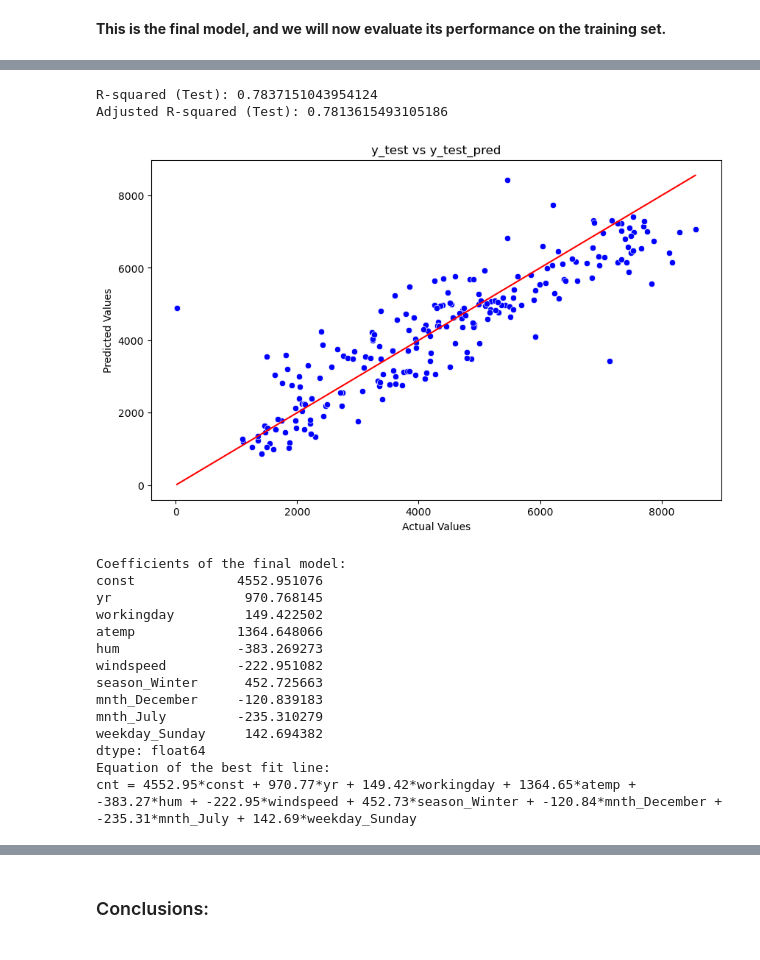
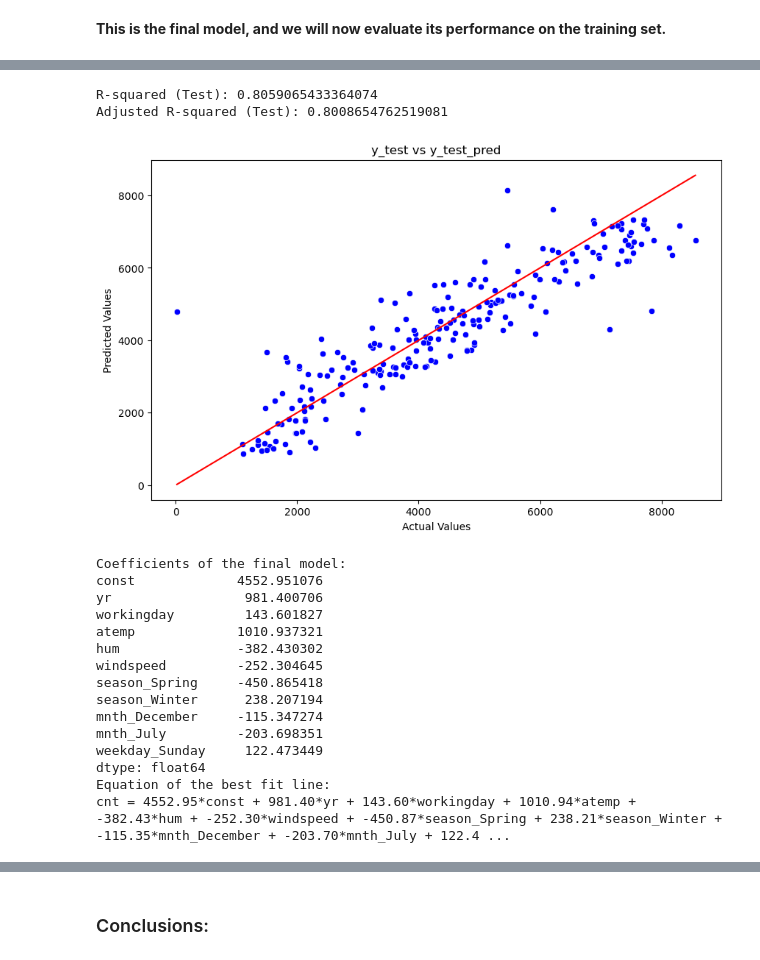
Before and after one commit to CharuGarg-2024/BikeSharingAssignment, a Jupyter notebook: Bike_Sharing_Assignment_CharuGarg.ipynb, the cells around one changed output, grey strips where cells are left out. Drawn from its saved outputs; the diff is of its cells as text; code cells hidden in the pictures.

```diff
--- a/Bike_Sharing_Assignment_CharuGarg.ipynb
+++ b/Bike_Sharing_Assignment_CharuGarg.ipynb
@@ -860,50 +839,51 @@ plt.show()
 # %%
 # Predict using the final model on the test set
-X_test_sm7 = X_test_sm[X_train_sm7.columns]
-y_test_pred = ols_model7.predict(X_test_sm7)
+X_test_sm6 = X_test_sm[X_train_sm6.columns]
+y_test_pred = ols_model6.predict(X_test_sm6)
 
 # Calculate R-squared and Adjusted R-squared for the test set
 r2_test = r2_score(y_test, y_test_pred)
-adj_r2_test = adjusted_r2_score(ols_model7, X_test_sm7, y_test)
+adj_r2_test = adjusted_r2_score(ols_model6, X_test_sm6, y_test)
 print(f"R-squared (Test): {r2_test}")
 print(f"Adjusted R-squared (Test): {adj_r2_test}")
 
 # Plot y_test vs y_test_pred
 plt.figure(figsize=(10, 6))
 sns.scatterplot(x=y_test, y=y_test_pred, color='blue')
 sns.lineplot(x=y_test, y=y_test, color='red')
 plt.xlabel('Actual Values')
 plt.ylabel('Predicted Values')
 plt.title('y_test vs y_test_pred')
 plt.show()
 # %% [output]
-R-squared (Test): 0.7837151043954124
-Adjusted R-squared (Test): 0.7813615493105186
+R-squared (Test): 0.8059065433364074
+Adjusted R-squared (Test): 0.8008654762519081
-[figure, old version]
+[figure, new version]
 # %%
 # Coefficients of the final model
 print("Coefficients of the final model:")
-print(ols_model7.params)
+print(ols_model6.params)
 
 # Equation of the best fit line
-equation = "cnt = " + " + ".join([f"{coef:.2f}*{name}" for name, coef in ols_model7.params.items()])
+equation = "cnt = " + " + ".join([f"{coef:.2f}*{name}" for name, coef in ols_model6.params.items()])
 print("Equation of the best fit line:")
 print(equation)
 # %% [output]
 Coefficients of the final model:
 const             4552.951076
-yr                 970.768145
-workingday         149.422502
-atemp             1364.648066
-hum               -383.269273
-windspeed         -222.951082
-season_Winter      452.725663
-mnth_December     -120.839183
-mnth_July         -235.310279
-weekday_Sunday     142.694382
+yr                 981.400706
+workingday         143.601827
+atemp             1010.937321
+hum               -382.430302
+windspeed         -252.304645
+season_Spring     -450.865418
+season_Winter      238.207194
+mnth_December     -115.347274
+mnth_July         -203.698351
+weekday_Sunday     122.473449
 dtype: float64
 Equation of the best fit line:
-cnt = 4552.95*const + 970.77*yr + 149.42*workingday + 1364.65*atemp + -383.27*hum + -222.95*windspeed + 452.73*season_Winter + -120.84*mnth_December + -235.31*mnth_July + 142.69*weekday_Sunday
+cnt = 4552.95*const + 981.40*yr + 143.60*workingday + 1010.94*atemp + -382.43*hum + -252.30*windspeed + -450.87*season_Spring + 238.21*season_Winter + -115.35*mnth_December + -203.70*mnth_July + 122.4 ...
 # %%
 # Comparing Adjusted R-squared and R-squared for training and test set
 print(f"R-squared (Training): {r2_train}")
```
Also changed, not shown: parts of 11 cells of this notebook.
